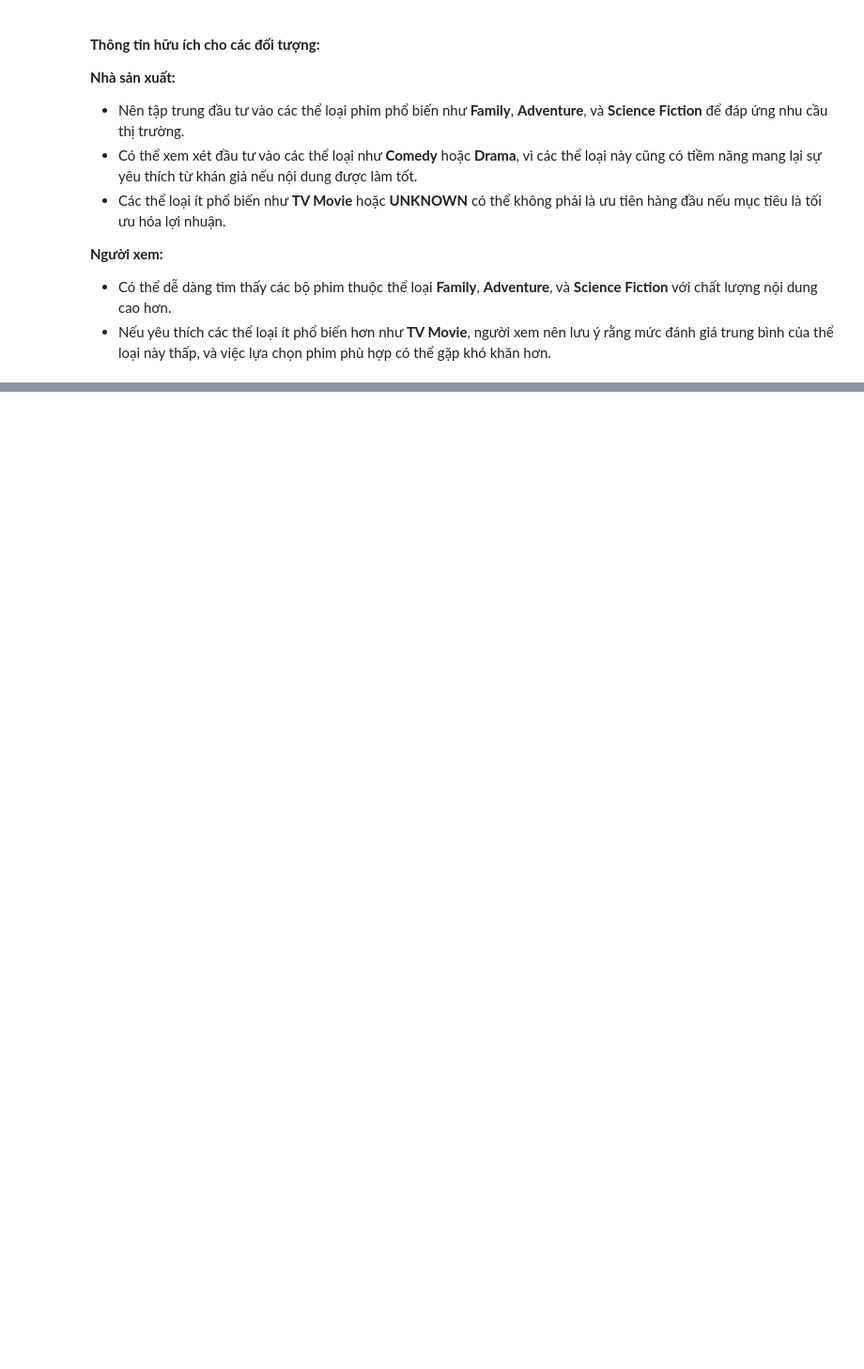
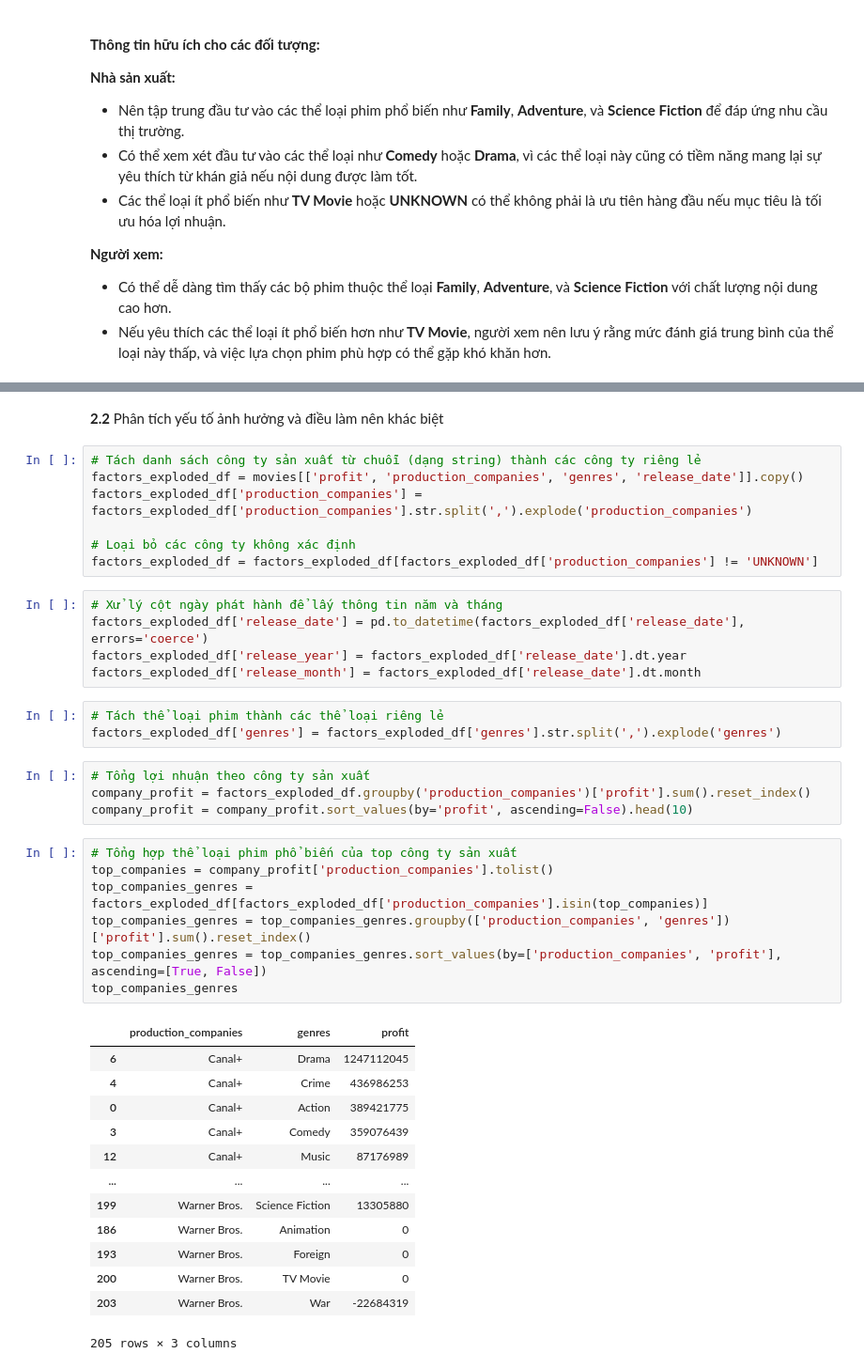
Before and after one commit to hoangfitus/csc17104-movies-eda, a Jupyter notebook: questions_and_answers.ipynb, the cells around one changed output, grey strips where cells are left out. Shown: that part at 94% size. Drawn from its saved outputs; the diff is of its cells as text; blank space fills up the shorter version.

```diff
--- a/questions_and_answers.ipynb
+++ b/questions_and_answers.ipynb
@@ -224,0 +324,42 @@ Như vậy từ các quan sát từ các biểu đồ trên, chúng ta có thể
+# %% [markdown]
+**2.2** Phân tích yếu tố ảnh hưởng và điều làm nên khác biệt
+# %%
+# Tách danh sách công ty sản xuất từ chuỗi (dạng string) thành các công ty riêng lẻ
+factors_exploded_df = movies[['profit', 'production_companies', 'genres', 'release_date']].copy()
+factors_exploded_df['production_companies'] = factors_exploded_df['production_companies'].str.split(',').explode('production_companies')
+
+# Loại bỏ các công ty không xác định
+factors_exploded_df = factors_exploded_df[factors_exploded_df['production_companies'] != 'UNKNOWN']
+# %%
+# Xử lý cột ngày phát hành để lấy thông tin năm và tháng
+factors_exploded_df['release_date'] = pd.to_datetime(factors_exploded_df['release_date'], errors='coerce')
+factors_exploded_df['release_year'] = factors_exploded_df['release_date'].dt.year
+factors_exploded_df['release_month'] = factors_exploded_df['release_date'].dt.month
+# %%
+# Tách thể loại phim thành các thể loại riêng lẻ
+factors_exploded_df['genres'] = factors_exploded_df['genres'].str.split(',').explode('genres')
+# %%
+# Tổng lợi nhuận theo công ty sản xuất
+company_profit = factors_exploded_df.groupby('production_companies')['profit'].sum().reset_index()
+company_profit = company_profit.sort_values(by='profit', ascending=False).head(10)
+# %%
+# Tổng hợp thể loại phim phổ biến của top công ty sản xuất
+top_companies = company_profit['production_companies'].tolist()
+top_companies_genres = factors_exploded_df[factors_exploded_df['production_companies'].isin(top_companies)]
+top_companies_genres = top_companies_genres.groupby(['production_companies', 'genres'])['profit'].sum().reset_index()
+top_companies_genres = top_companies_genres.sort_values(by=['production_companies', 'profit'], ascending=[True, False])
+top_companies_genres
+# %% [output]
+|  | production_companies | genres | profit |
+| 6 | Canal+ | Drama | 1247112045 |
+| 4 | Canal+ | Crime | 436986253 |
+| 0 | Canal+ | Action | 389421775 |
+| 3 | Canal+ | Comedy | 359076439 |
+| 12 | Canal+ | Music | 87176989 |
+| ... | ... | ... | ... |
+| 199 | Warner Bros. | Science Fiction | 13305880 |
+| 186 | Warner Bros. | Animation | 0 |
+| 193 | Warner Bros. | Foreign | 0 |
+| 200 | Warner Bros. | TV Movie | 0 |
+| 203 | Warner Bros. | War | -22684319 |
+205 rows × 3 columns
```
Also changed, not shown: parts of 16 cells of this notebook.
